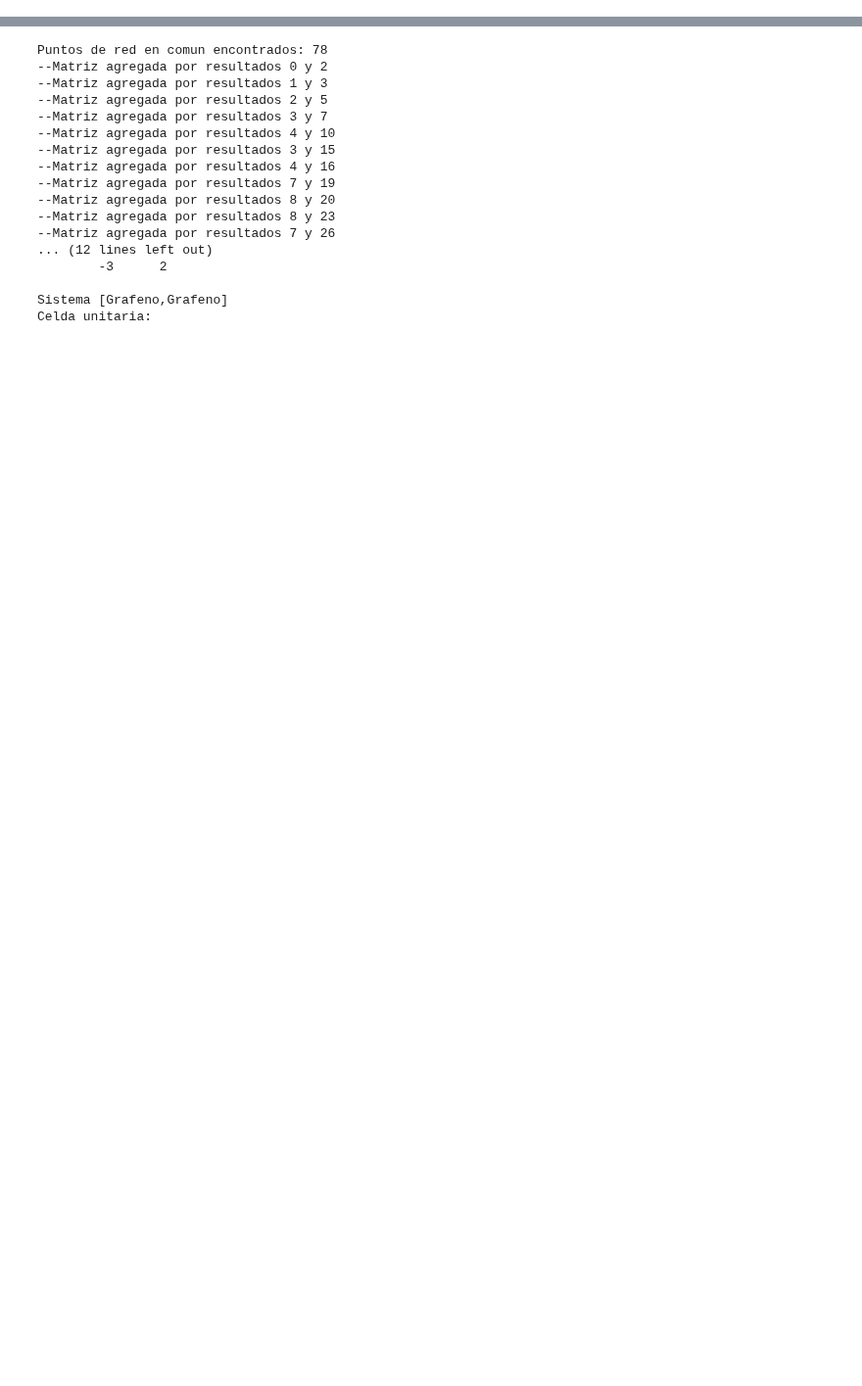
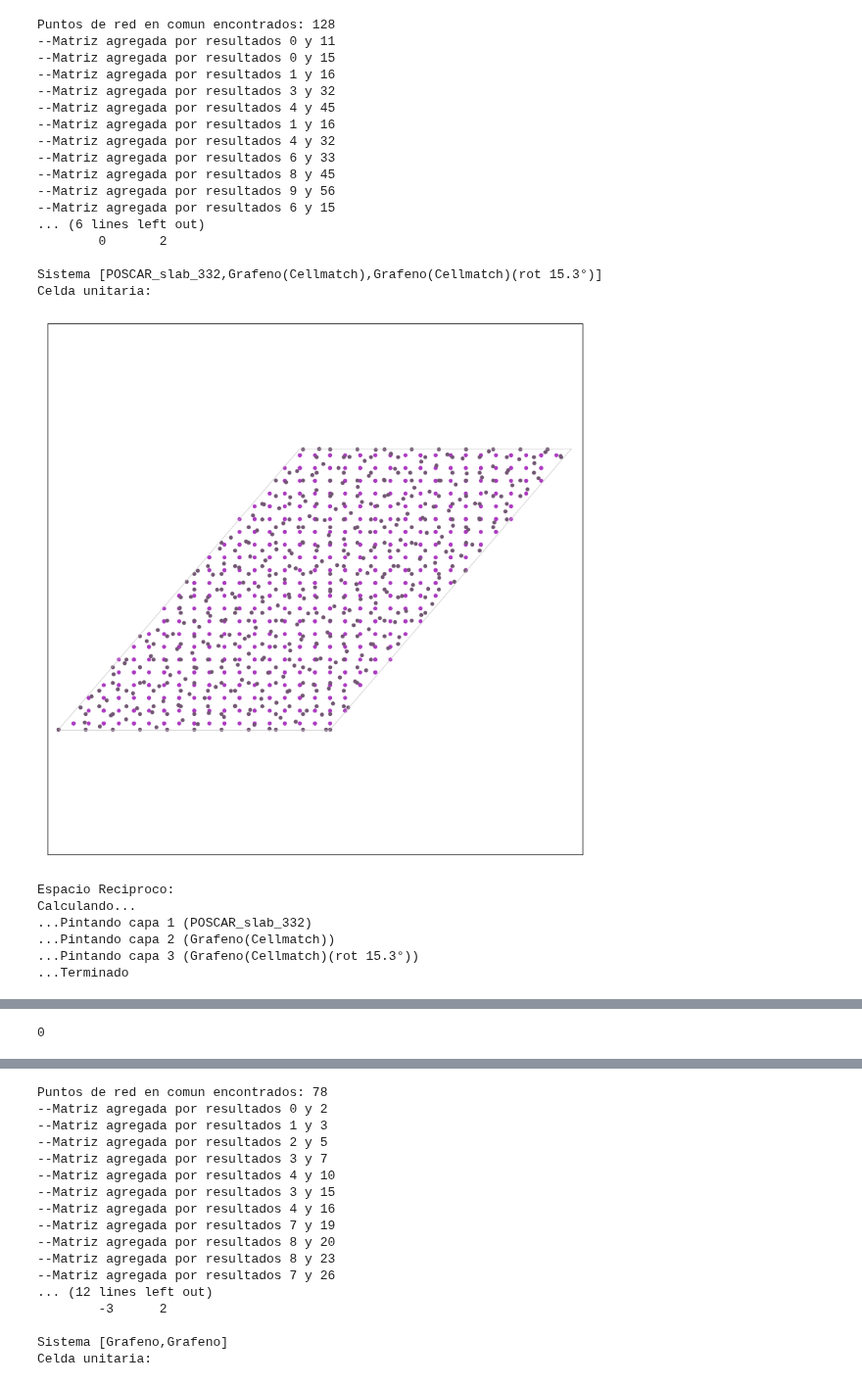
Before and after one commit to OssielAg/SS, a Jupyter notebook: SuperCell/MasCambios.ipynb, the cells around one changed output, grey strips where cells are left out. Shown at 98% size. Drawn from its saved outputs; the diff is of its cells as text; code cells hidden in the pictures; blank space fills up the shorter version.

```diff
--- a/SuperCell/MasCambios.ipynb
+++ b/SuperCell/MasCambios.ipynb
@@ -1,2 +1,5 @@
 # %%
 from src.System import *
+# %%
+sl=importa("slab_332")
+g =importa("Graf(CellMatch)")
@@ -2,0 +11,2 @@ from src.System import *
+# %%
+s=system([sl,g,g.mRot(15.3)])
@@ -2,0 +33,27 @@ from src.System import *
+# %%
+s.muestraSR(eps=0.05)
+# %% [output]
+Puntos de red en comun encontrados: 128
+--Matriz agregada por resultados 0 y 11
+--Matriz agregada por resultados 0 y 15
+--Matriz agregada por resultados 1 y 16
+--Matriz agregada por resultados 3 y 32
+--Matriz agregada por resultados 4 y 45
+--Matriz agregada por resultados 1 y 16
+--Matriz agregada por resultados 4 y 32
+--Matriz agregada por resultados 6 y 33
+--Matriz agregada por resultados 8 y 45
+--Matriz agregada por resultados 9 y 56
+--Matriz agregada por resultados 6 y 15
+... (6 lines left out)
+        0       2
+
+Sistema [POSCAR_slab_332,Grafeno(Cellmatch),Grafeno(Cellmatch)(rot 15.3°)]
+Celda unitaria:
+[figure, added]
+Espacio Reciproco:
+Calculando...
+...Pintando capa 1 (POSCAR_slab_332)
+...Pintando capa 2 (Grafeno(Cellmatch))
+...Pintando capa 3 (Grafeno(Cellmatch)(rot 15.3°))
+...Terminado
@@ -2,0 +61 @@ from src.System import *
+0
```
Also changed, not shown: parts of 8 cells of this notebook, 3 other files.
